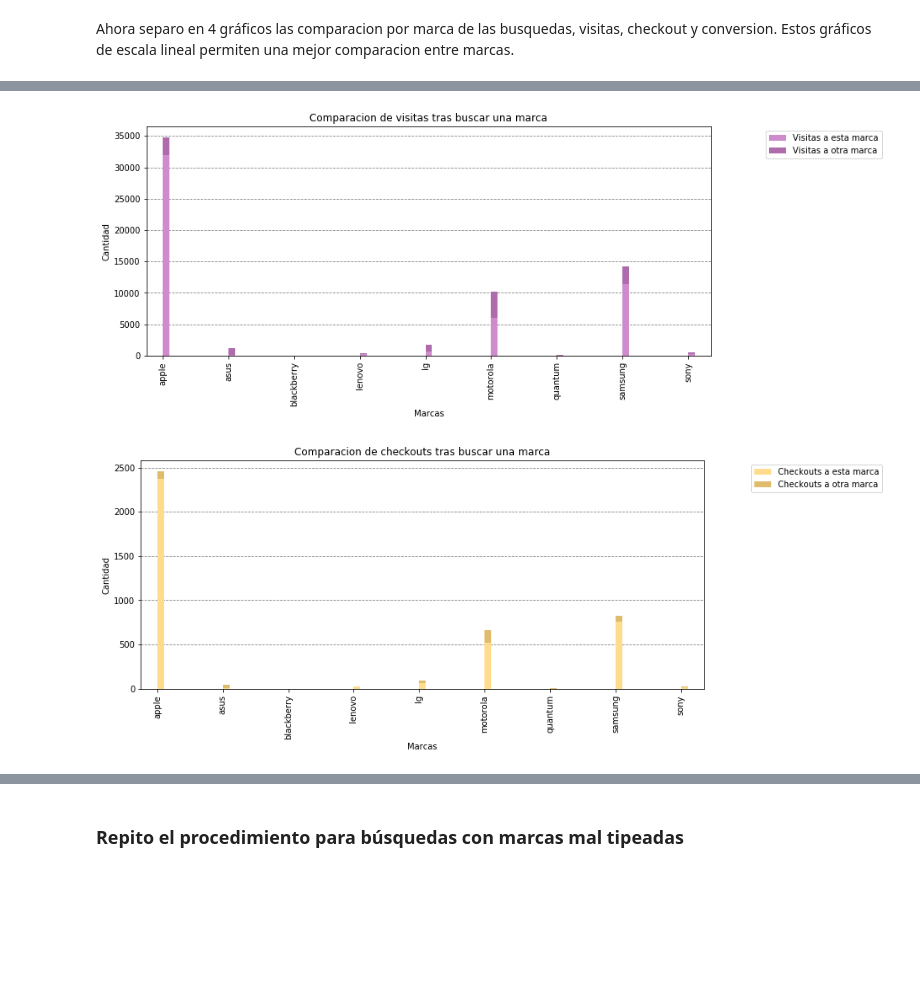
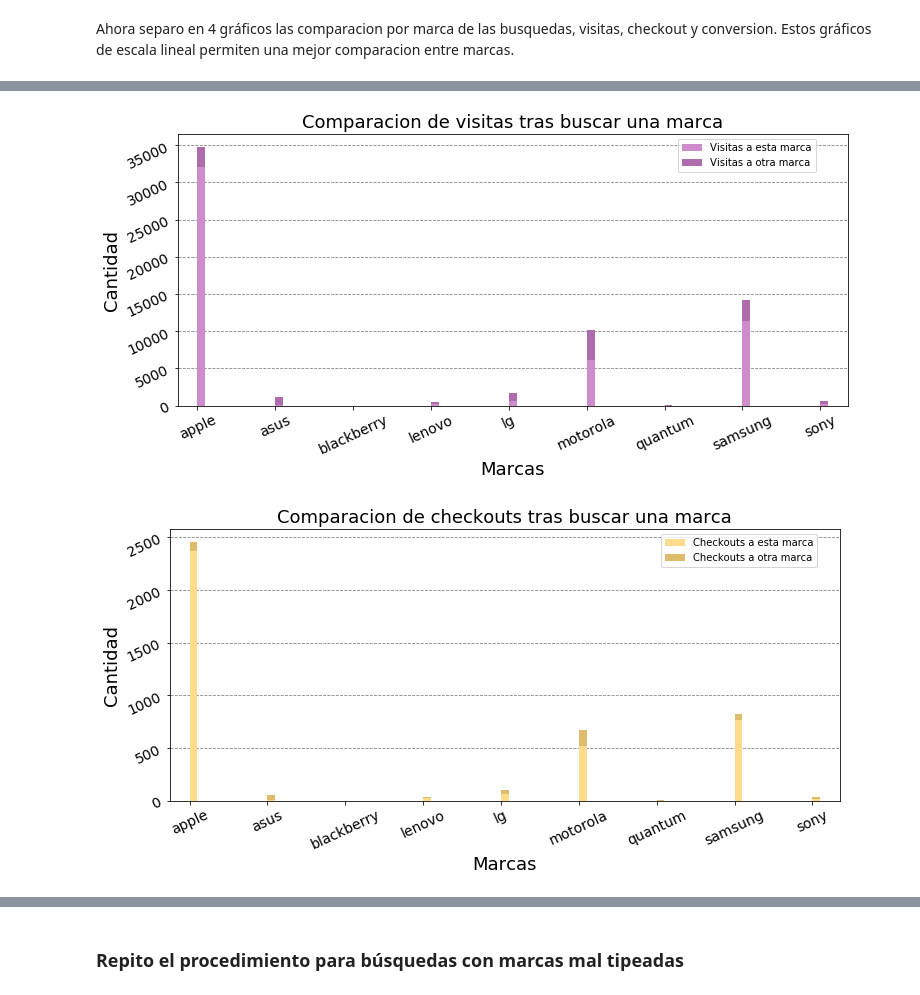
Before and after one commit to MartinCohen98/OrganizacionDeDatosTP1, a Jupyter notebook: analisis_por_terminos_de_busqueda.ipynb, the cells around one changed output, grey strips where cells are left out. Drawn from its saved outputs; the diff is of its cells as text; code cells hidden in the pictures; blank space fills up the shorter version.

```diff
--- a/analisis_por_terminos_de_busqueda.ipynb
+++ b/analisis_por_terminos_de_busqueda.ipynb
@@ -208,33 +212,37 @@ plt.show()
 # %%
 fig, ax = plt.subplots()
 df3.loc[:,[vam, vao]].plot.bar(stacked=True, color=colores_visitas, width=0.1, position=0, ax=ax)
 ax.set_axisbelow(True)
 ax.yaxis.grid(color='gray', linestyle='dashed')
-plt.xlabel("Marcas")
-plt.ylabel("Cantidad")
+plt.xlabel("Marcas", fontsize=18)
+plt.ylabel("Cantidad", fontsize=18)
 plt.yscale('linear')
+plt.xticks(fontsize=14, rotation=25)
+plt.yticks(fontsize=14, rotation=25)
 fig = plt.gcf()
 fig.set_size_inches(12.0, 5.0)
-plt.legend(loc=9, bbox_to_anchor=(1.2, 1.0))
-plt.title("Comparacion de visitas tras buscar una marca")
+plt.legend(loc=9, bbox_to_anchor=(0.85, 1.0))
+plt.title("Comparacion de visitas tras buscar una marca", fontsize=18)
 plt.show()
 # %% [output]
-[figure, old version]
+[figure, new version]
 # %%
 fig, ax = plt.subplots()
 df3.loc[:,[coam, coao]].plot.bar(stacked=True, color=colores_cheackouts, width=0.1, position=0, ax=ax)
 ax.set_axisbelow(True)
 ax.yaxis.grid(color='gray', linestyle='dashed')
-plt.xlabel("Marcas")
-plt.ylabel("Cantidad")
+plt.xlabel("Marcas", fontsize=18)
+plt.ylabel("Cantidad", fontsize=18)
 plt.yscale('linear')
+plt.xticks(fontsize=14, rotation=25)
+plt.yticks(fontsize=14, rotation=25)
 fig = plt.gcf()
 fig.set_size_inches(12.0, 5.0)
-plt.legend(loc=9, bbox_to_anchor=(1.2, 1.0))
-plt.title("Comparacion de checkouts tras buscar una marca")
+plt.legend(loc=9, bbox_to_anchor=(0.85, 1.0))
+plt.title("Comparacion de checkouts tras buscar una marca", fontsize=18)
 plt.show()
 # %% [output]
-[figure, old version]
+[figure, new version]
 # %%
 fig, ax = plt.subplots()
 df3.loc[:,[cam, cao]].plot.bar(stacked=True, color=colores_conversion, width=0.1, position=0, ax=ax)
```
Also changed, not shown: parts of 13 cells of this notebook.
